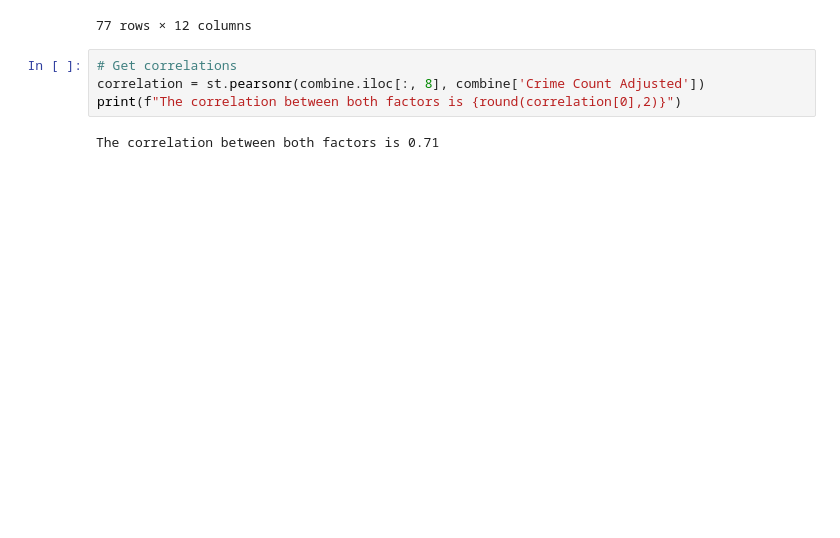
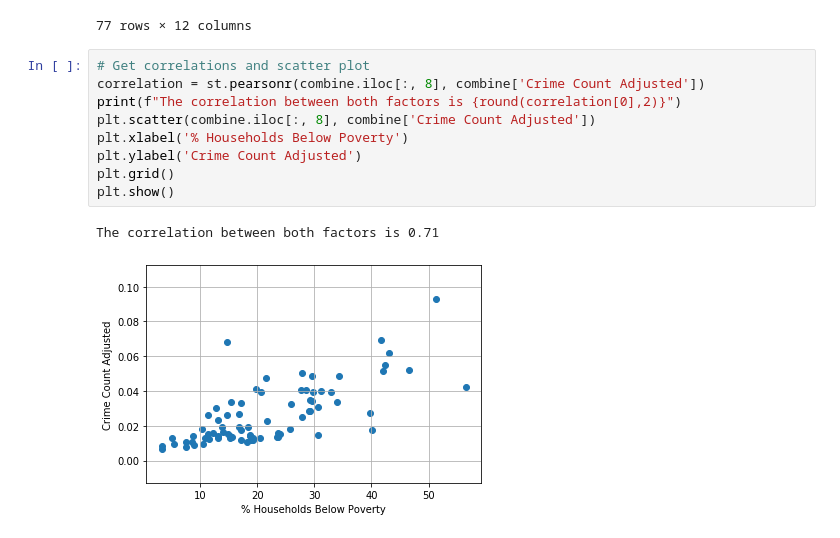
Before and after one commit to NUBootcampTeam/ParksAndPotholes, a Jupyter notebook: ecn_crime.ipynb, the cells around one changed output. Cells and saved outputs as stored; diff of their text form; blank space fills up the shorter version.

Commit message:
Final Analysis for socioecon and crime with heatmap and correlation (plot)

```diff
--- a/ecn_crime.ipynb
+++ b/ecn_crime.ipynb
@@ -108,8 +112,14 @@ combine
 | 76 | Edgewater | 77 | 573 | 19.0 | 33385 | 9.2 | ... |
 77 rows × 12 columns
 # %%
-# Get correlations
+# Get correlations and scatter plot
 correlation = st.pearsonr(combine.iloc[:, 8], combine['Crime Count Adjusted'])
 print(f"The correlation between both factors is {round(correlation[0],2)}")
+plt.scatter(combine.iloc[:, 8], combine['Crime Count Adjusted'])
+plt.xlabel('% Households Below Poverty')
+plt.ylabel('Crime Count Adjusted')
+plt.grid()
+plt.show()
 # %% [output]
 The correlation between both factors is 0.71
+[figure, added]
```
Also changed, not shown: parts of 5 cells of this notebook.
